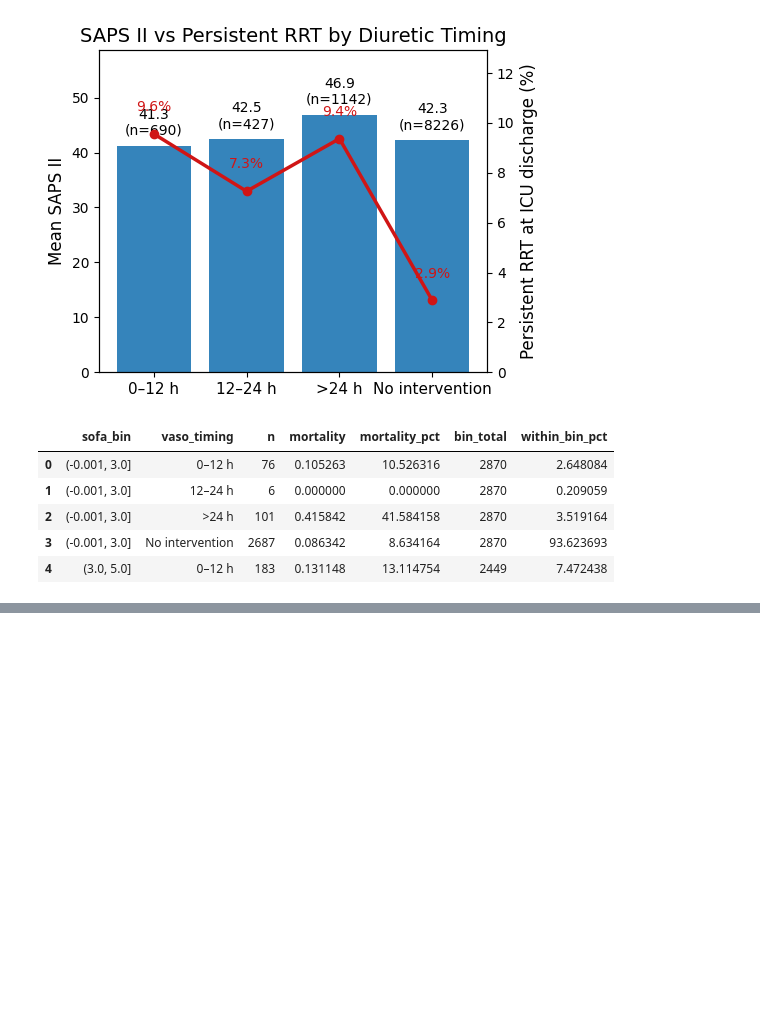
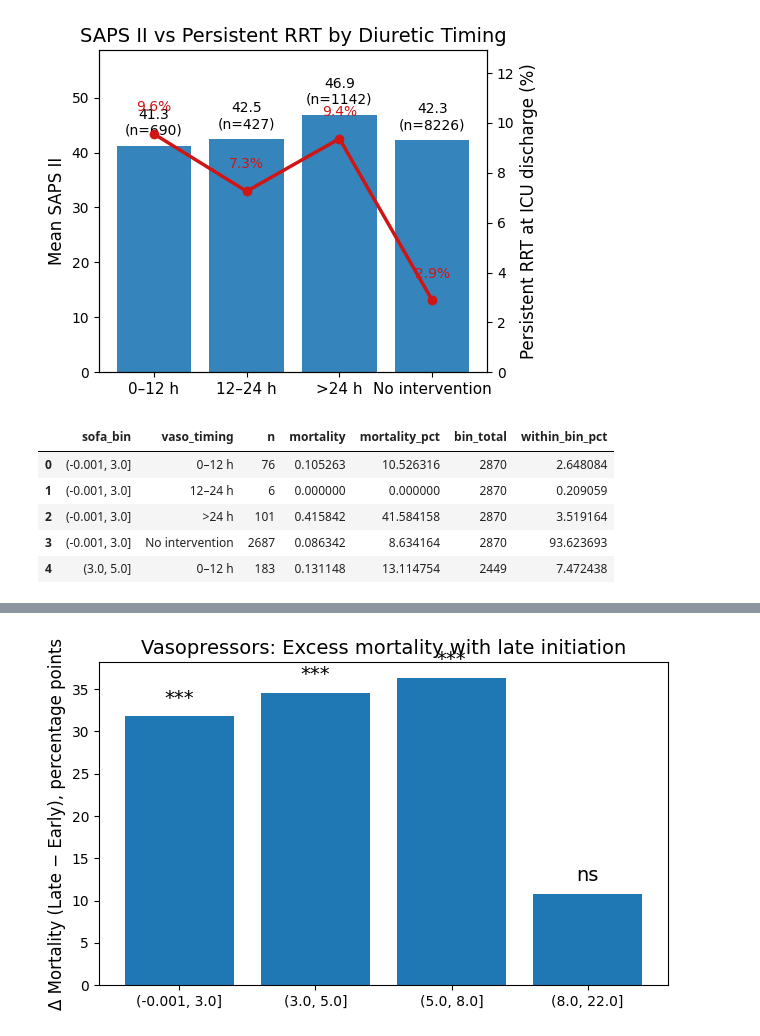
Before and after one commit to SimonKossack/mimiciii-BioMedicalProject, a Jupyter notebook: NierenNotebooks/07_saps2.ipynb, the cells around one changed output, grey strips where cells are left out. Saved outputs shown, nothing was run; the diff lists cells and outputs as text; code cells hidden in the pictures; blank space fills up the shorter version.

Commit message:
tests mittlerweile mit dabei

```diff
--- a/NierenNotebooks/07_saps2.ipynb
+++ b/NierenNotebooks/07_saps2.ipynb
@@ -1517,0 +1881,7 @@ plot_mortality_by_timing_within_score_bins(
+# %%
+test_sofa_vaso = test_late_vs_early_by_score_bin(
+    df_test,
+    score_bin_col="sofa_bin"
+)
+
+test_sofa_vaso
@@ -1517,0 +2003,29 @@ plot_mortality_by_timing_within_score_bins(
+# %%
+import numpy as np
+import matplotlib.pyplot as plt
+
+res = test_sofa_vaso.copy().sort_values("Score bin")
+
+fig, ax = plt.subplots(figsize=(6.5, 4))
+
+ax.bar(res["Score bin"], res["Δ mortality (late−early)"])
+
+# p-value Sterne
+def stars(p):
+    if p < 0.001: return "***"
+    if p < 0.01:  return "**"
+    if p < 0.05:  return "*"
+    return "ns"
+
+for i, row in res.reset_index(drop=True).iterrows():
+    ax.text(i, row["Δ mortality (late−early)"] + 1.0,
+            stars(row["p value"]),
+            ha="center", va="bottom", fontsize=14)
+
+ax.set_ylabel("Δ Mortality (Late − Early), percentage points", fontsize=12)
+ax.set_title("Vasopressors: Excess mortality with late initiation", fontsize=14)
+ax.tick_params(axis="x", labelrotation=0)
+plt.tight_layout()
+plt.show()
+# %% [output]
+[figure, added]
```
Also changed, not shown: parts of 24 cells of this notebook.
